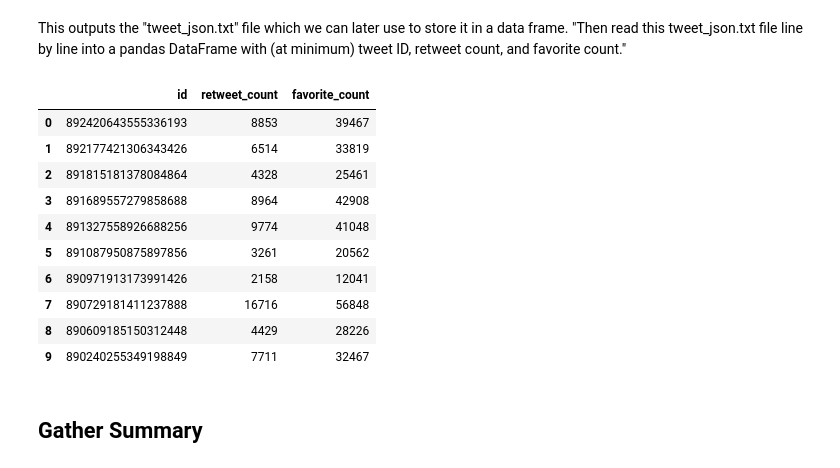
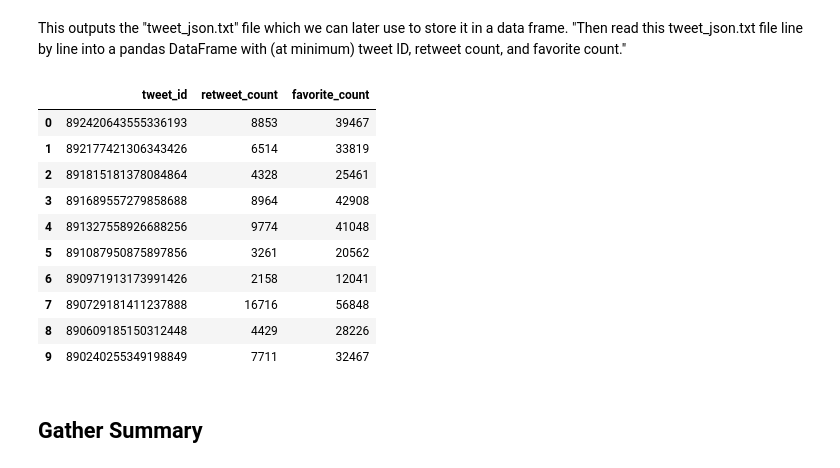
Before and after one commit to kevingreenb/Data-Wrangle, a Jupyter notebook: Untitled.ipynb, the cells around one changed output. Saved outputs shown, nothing was run; the diff lists cells and outputs as text; code cells hidden in the pictures.

```diff
--- a/Untitled.ipynb
+++ b/Untitled.ipynb
@@ -108,18 +108,18 @@ SyntaxError: EOL while scanning string literal (<ipython-input-4-f998d97e6b04>,
 This outputs the "tweet_json.txt" file which we can later use to store it in a data frame.
 "Then read this tweet_json.txt file line by line into a pandas DataFrame with (at minimum) tweet ID, retweet count, and favorite count."
 # %%
-col = ["id","retweet_count","favorite_count"];
+col = ["tweet_id","retweet_count","favorite_count"];
 with open('tweet_json.txt') as f:
     lines = f.readlines()
 preList = []
 for line in lines:
     preList.append(json.loads(line)['id']);
     preList.append(json.loads(line)['retweet_count']);
     preList.append(json.loads(line)['favorite_count']);
 api = pd.DataFrame(np.array(preList).reshape(int(len(preList)/3),3), columns = col)
 api.head(10)
 # %% [output]
-|  | id | retweet_count | favorite_count |
+|  | tweet_id | retweet_count | favorite_count |
 | 0 | 892420643555336193 | 8853 | 39467 |
 | 1 | 892177421306343426 | 6514 | 33819 |
 | 2 | 891815181378084864 | 4328 | 25461 |
```
Also changed, not shown: parts of 12 cells of this notebook, 1 other file.
